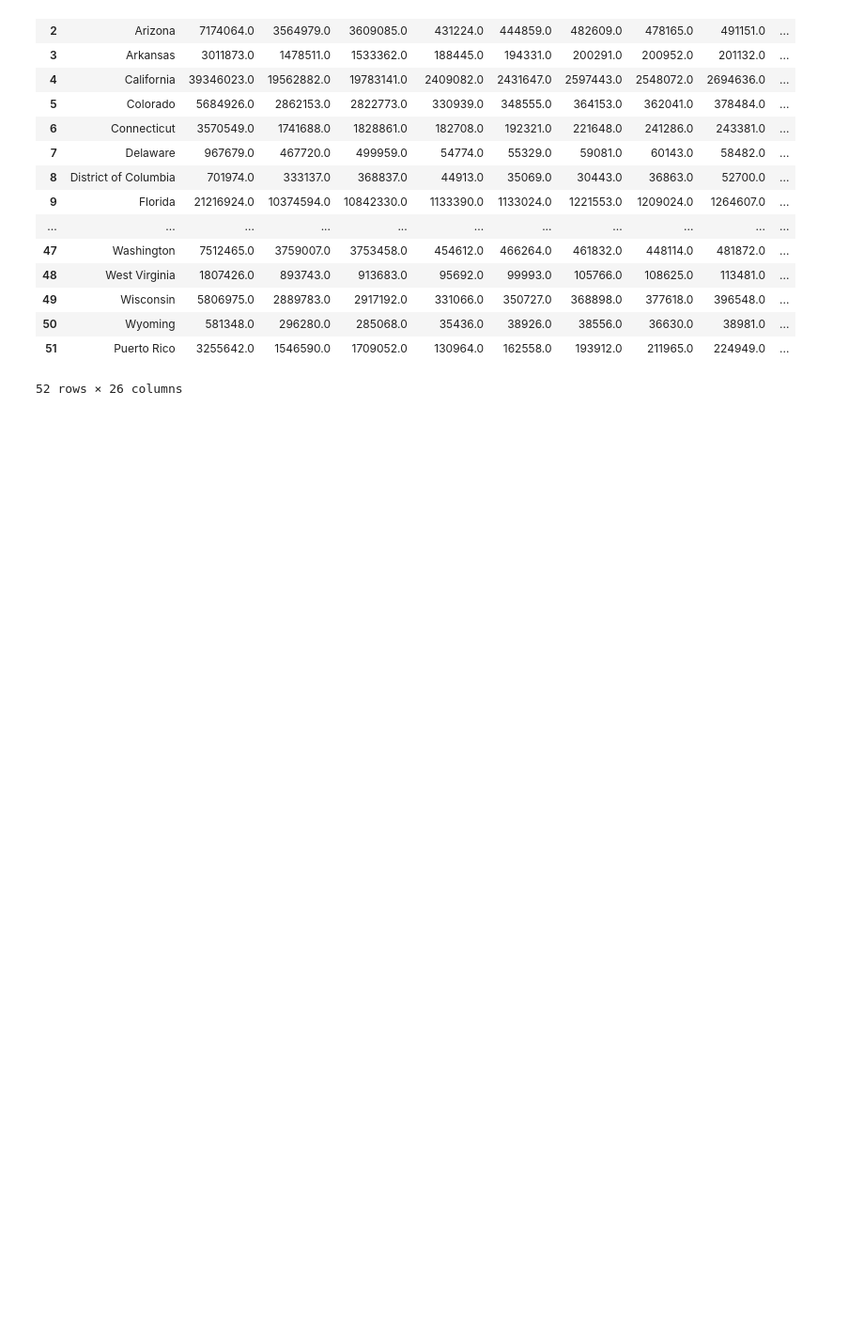
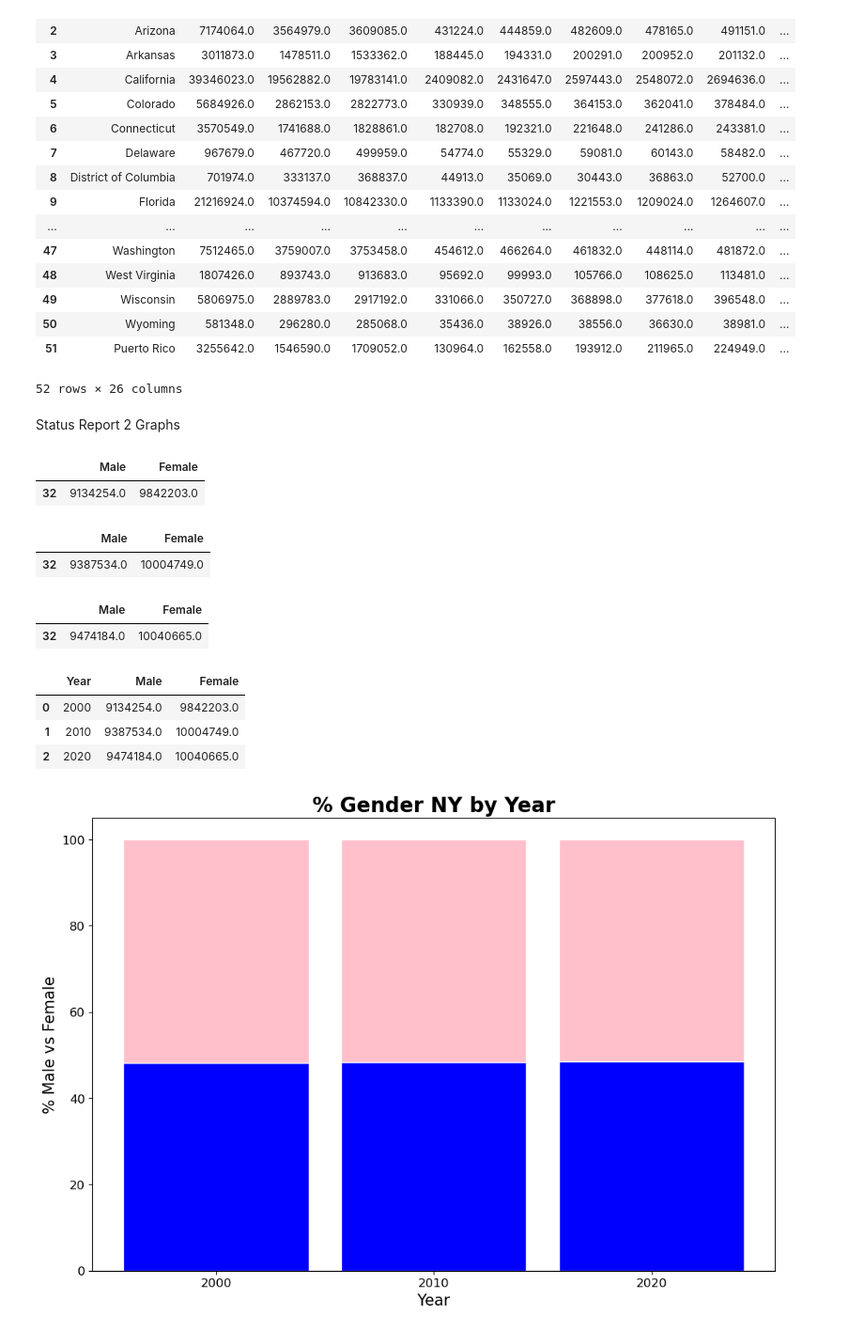
Before and after one commit to BlakeRivers25/SCDV490-FinalProject-BlakeRivers, a Jupyter notebook: test_cases.ipynb, the cells around one changed output. Shown at 94% size. Cells and saved outputs as stored; diff of their text form; code cells hidden in the pictures; blank space fills up the shorter version.

Commit message:
Completed the work for my status report getting graphs

```diff
--- a/test_cases.ipynb
+++ b/test_cases.ipynb
@@ -147,3 +199,5 @@ df2020Demographics
 | 50 | Wyoming | 581348.0 | 296280.0 | 285068.0 | 35436.0 | 38926.0 | 38556.0 | 36630.0 | 38981.0 | ... |
 | 51 | Puerto Rico | 3255642.0 | 1546590.0 | 1709052.0 | 130964.0 | 162558.0 | 193912.0 | 211965.0 | 224949.0 | ... |
 52 rows × 26 columns
+# %% [markdown]
+Status Report 2 Graphs
@@ -149,0 +211,66 @@ df2020Demographics
+# %%
+Male2000Demo = df2000Demographics.loc[df2000Demographics['State'] == 'New York']
+Male2000Demo = Male2000Demo[['Male', 'Female']]
+Male2000Demo
+# %% [output]
+|  | Male | Female |
+| 32 | 9134254.0 | 9842203.0 |
+# %%
+Male2010Demo = df2010Demographics.loc[df2010Demographics['State'] == 'New York']
+Male2010Demo = Male2010Demo[['Male', 'Female']]
+Male2010Demo
+# %% [output]
+|  | Male | Female |
+| 32 | 9387534.0 | 10004749.0 |
+# %%
+Male2020Demo = df2020Demographics.loc[df2020Demographics['State'] == 'New York']
+Male2020Demo = Male2020Demo[['Male', 'Female']]
+Male2020Demo
+# %% [output]
+|  | Male | Female |
+| 32 | 9474184.0 | 10040665.0 |
+# %%
+NYGender = {'Year': [2000, 2010, 2020],
+            'Male': [9134254.0, 9387534.0, 9474184.0],
+            'Female': [9842203.0, 10004749.0, 10040665.0]}
+NYGenderDF = pd.DataFrame(NYGender)
+
+NYMale = NYGenderDF['Male']
+NYFemale = NYGenderDF['Female']
+
+NYGenderDF
+# %% [output]
+|  | Year | Male | Female |
+| 0 | 2000 | 9134254.0 | 9842203.0 |
+| 1 | 2010 | 9387534.0 | 10004749.0 |
+| 2 | 2020 | 9474184.0 | 10040665.0 |
+# %%
+fig = plt.subplots(figsize =(12, 8))
+r = [0,1,2]
+
+# From raw value to percentage
+totals = [i+j for i,j in zip(NYMale, NYFemale)]
+blueBars = [i / j * 100 for i,j in zip(NYMale, totals)] #Male
+pinkBars = [i / j * 100 for i,j in zip(NYFemale, totals)] #Female
+
+
+# plot
+barWidth = 0.85
+names = ('2000','2010','2020')
+# Create blue 'Male' Bars
+plt.bar(r, blueBars, color='blue', edgecolor='white', width=barWidth)
+# Create pink 'Female' Bars
+plt.bar(r, pinkBars, bottom=blueBars, color='pink', edgecolor='white', width=barWidth)
+
+
+# Custom x axis
+plt.xticks(r, names, fontsize = 12)
+plt.yticks(fontsize = 12)
+plt.title('% Gender NY by Year', fontweight ='bold', fontsize = 20)
+plt.xlabel('Year', fontsize = 15)
+plt.ylabel('% Male vs Female', fontsize = 15)
+
+# Show graphic
+plt.show()
+# %% [output]
+[figure, added]
```
Also changed, not shown: parts of 8 cells of this notebook.
